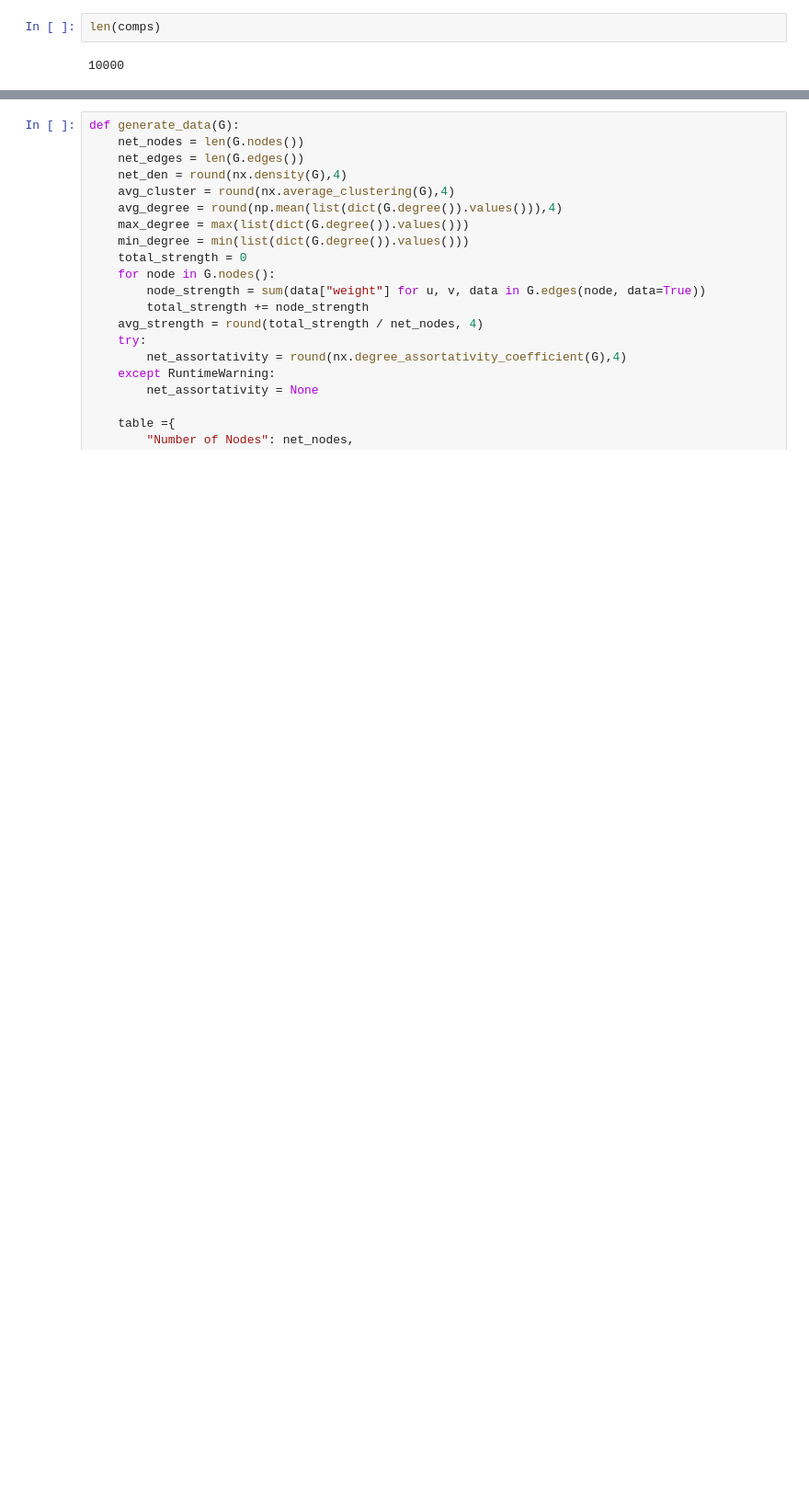
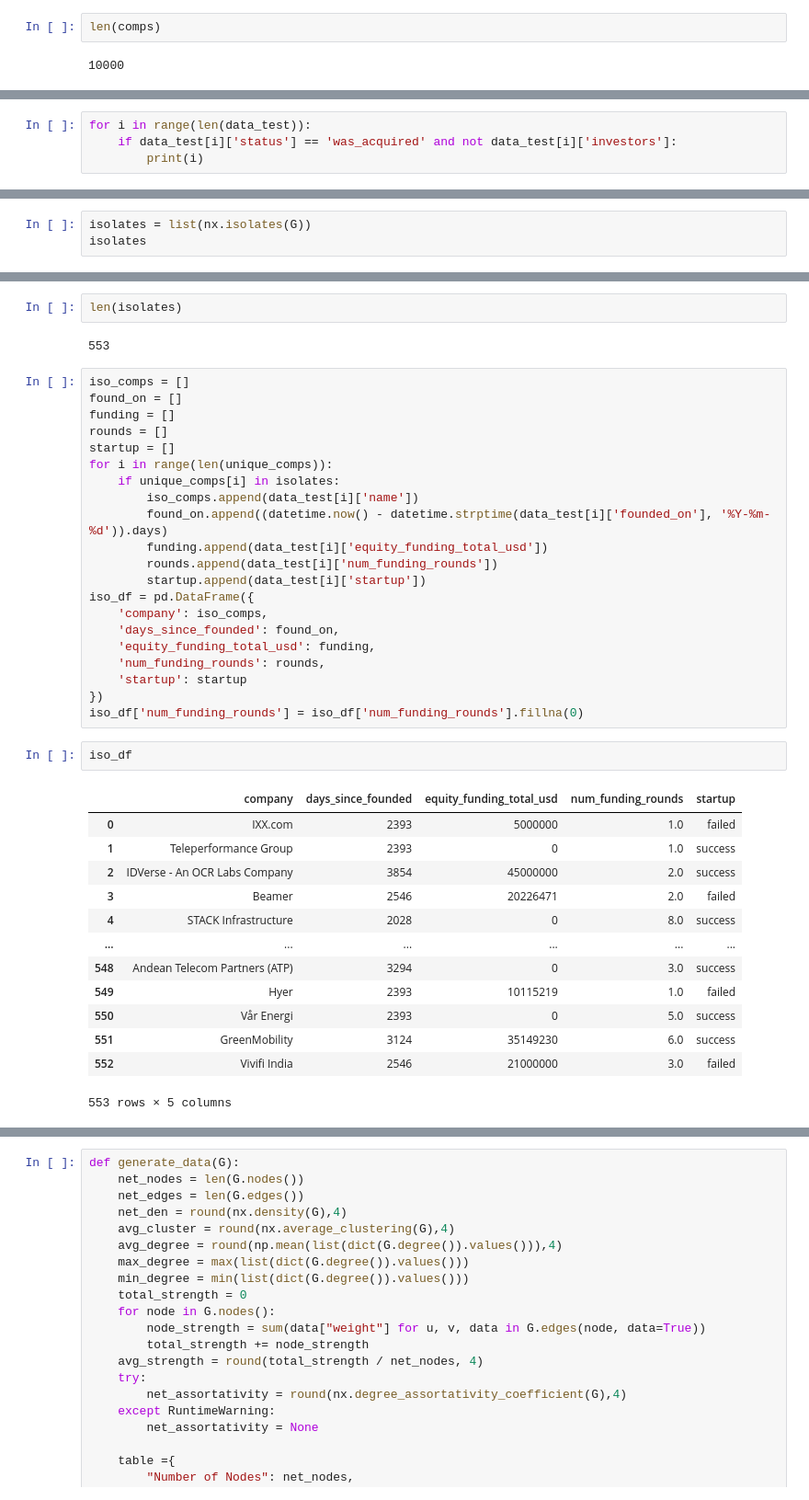
Before and after one commit to Haven397/MSc-project, a Jupyter notebook: Network.ipynb, the cells around one changed output, grey strips where cells are left out. Shown at 92% size. Drawn from its saved outputs; the diff is of its cells as text; blank space fills up the shorter version.

```diff
--- a/Network.ipynb
+++ b/Network.ipynb
@@ -95,0 +94,4 @@ duplicates： ['Found', 'Relay', 'Outlier', 'Karbon', 'Leap', 'Octave', 'Super',
+# %%
+for i in range(len(data_test)):
+    if data_test[i]['status'] == 'was_acquired' and not data_test[i]['investors']:
+        print(i)
@@ -97,0 +138,3 @@ G = build_nw(comps, peo)
+# %%
+isolates = list(nx.isolates(G))
+isolates
@@ -97,0 +159,41 @@ G = build_nw(comps, peo)
+# %%
+len(isolates)
+# %% [output]
+553
+# %%
+iso_comps = []
+found_on = []
+funding = []
+rounds = []
+startup = []
+for i in range(len(unique_comps)):
+    if unique_comps[i] in isolates:
+        iso_comps.append(data_test[i]['name'])
+        found_on.append((datetime.now() - datetime.strptime(data_test[i]['founded_on'], '%Y-%m-%d')).days)
+        funding.append(data_test[i]['equity_funding_total_usd'])
+        rounds.append(data_test[i]['num_funding_rounds'])
+        startup.append(data_test[i]['startup'])
+iso_df = pd.DataFrame({
+    'company': iso_comps,
+    'days_since_founded': found_on,
+    'equity_funding_total_usd': funding,
+    'num_funding_rounds': rounds,
+    'startup': startup
+})
+iso_df['num_funding_rounds'] = iso_df['num_funding_rounds'].fillna(0)
+# %%
+iso_df
+# %% [output]
+|  | company | days_since_founded | equity_funding_total_usd | num_funding_rounds | startup |
+| 0 | IXX.com | 2393 | 5000000 | 1.0 | failed |
+| 1 | Teleperformance Group | 2393 | 0 | 1.0 | success |
+| 2 | IDVerse - An OCR Labs Company | 3854 | 45000000 | 2.0 | success |
+| 3 | Beamer | 2546 | 20226471 | 2.0 | failed |
+| 4 | STACK Infrastructure | 2028 | 0 | 8.0 | success |
+| ... | ... | ... | ... | ... | ... |
+| 548 | Andean Telecom Partners (ATP) | 3294 | 0 | 3.0 | success |
+| 549 | Hyer | 2393 | 10115219 | 1.0 | failed |
+| 550 | Vår Energi | 2393 | 0 | 5.0 | success |
+| 551 | GreenMobility | 3124 | 35149230 | 6.0 | success |
+| 552 | Vivifi India | 2546 | 21000000 | 3.0 | failed |
+553 rows × 5 columns
```
Also changed, not shown: parts of 32 cells of this notebook.
